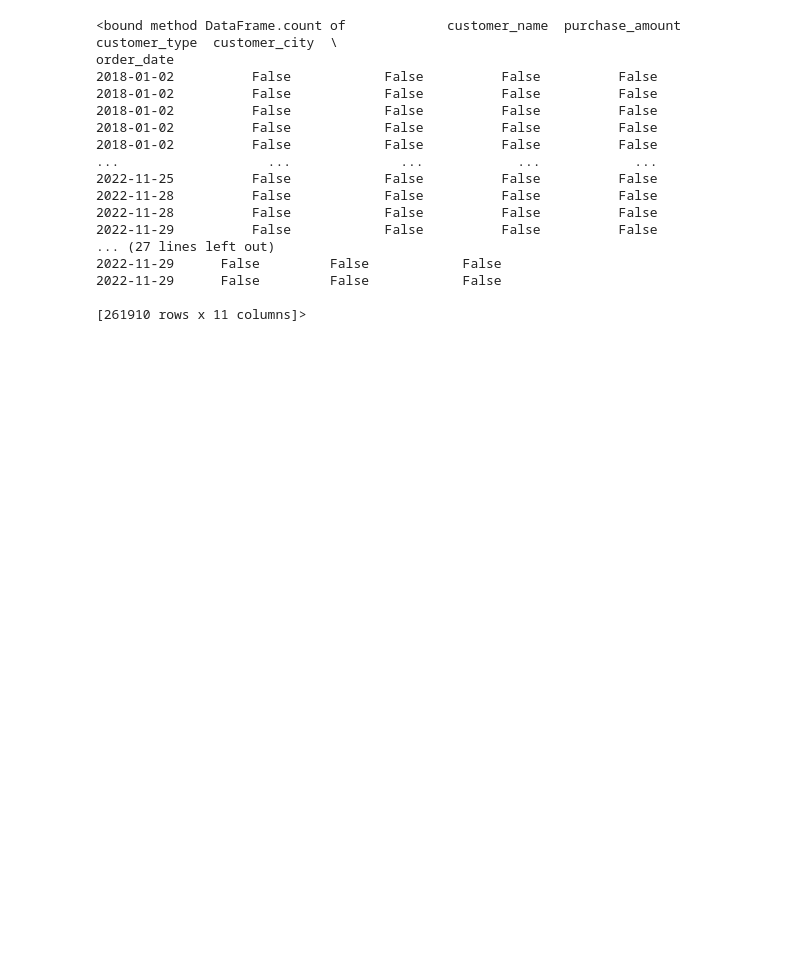
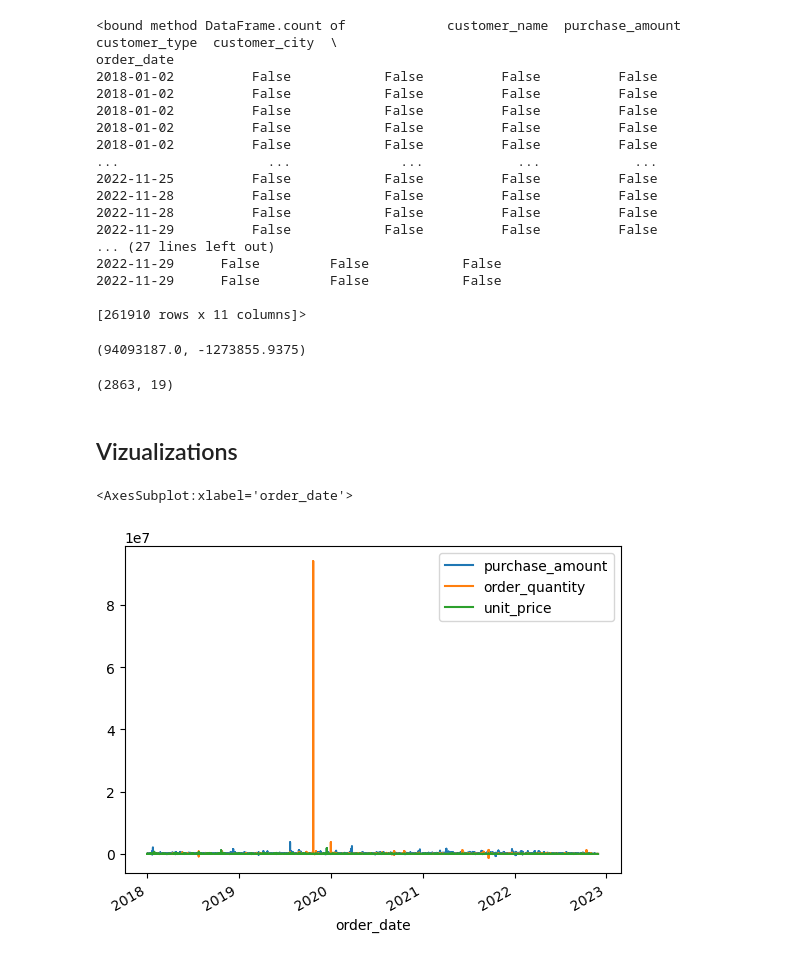
Before and after one commit to The-Real-MVPs/cisco-time-series-analysis, a Jupyter notebook: rosenberger/rosenberger_notebook.ipynb, the cells around one changed output. Cells and saved outputs as stored; diff of their text form; code cells hidden in the pictures; blank space fills up the shorter version.

Commit message:
added a couple of vizualizations

```diff
--- a/rosenberger/rosenberger_notebook.ipynb
+++ b/rosenberger/rosenberger_notebook.ipynb
@@ -464,3 +484,18 @@ order_date
 2022-11-29      False         False            False
 
 [261910 rows x 11 columns]>
+# %%
+df['order_quantity'].max(), df['order_quantity'].min()
+# %% [output]
+(94093187.0, -1273855.9375)
+# %%
+df[df['order_quantity'] < 0].shape
+# %% [output]
+(2863, 19)
+# %% [markdown]
+## Vizualizations
+# %%
+df.plot()
+# %% [output]
+<AxesSubplot:xlabel='order_date'>
+[figure, added]
```
Also changed, not shown: parts of 28 cells of this notebook.
